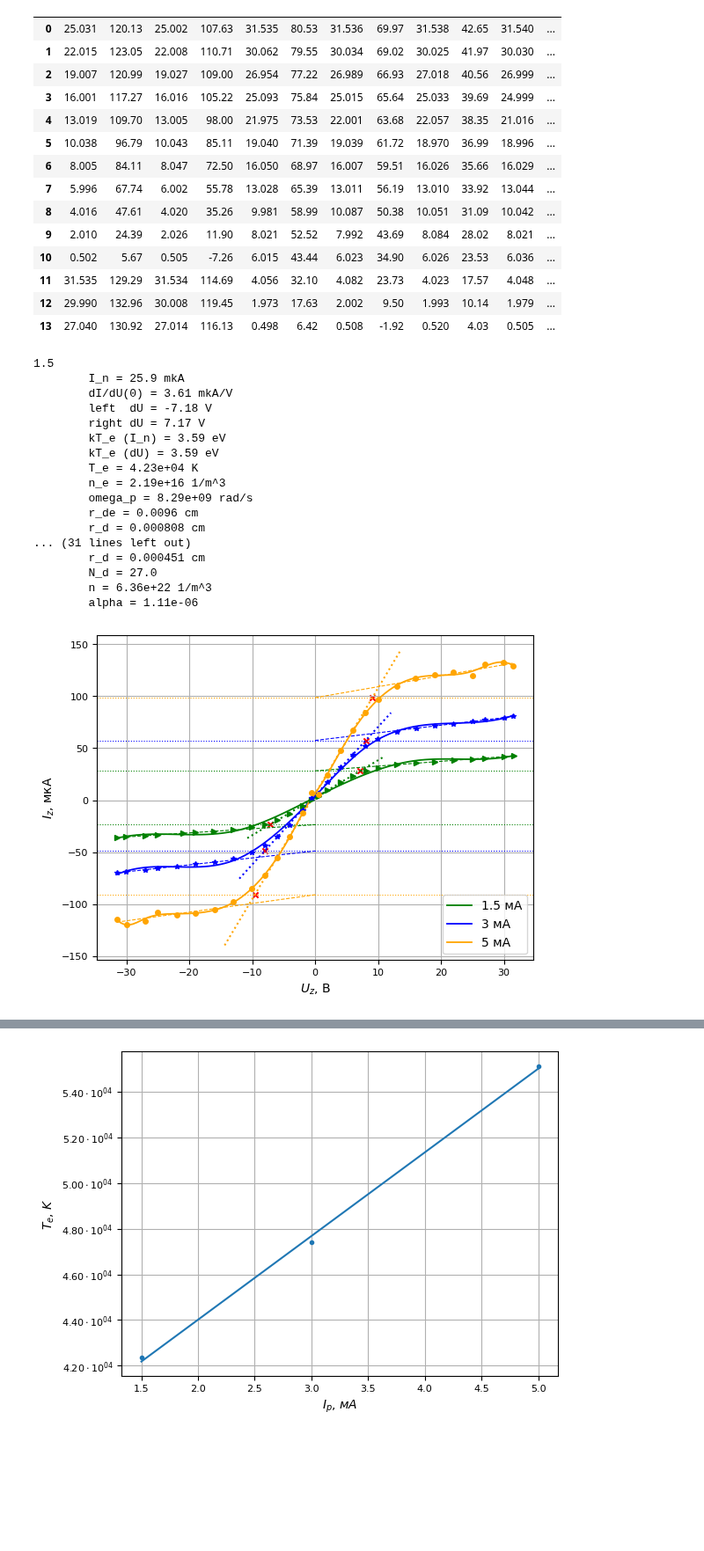
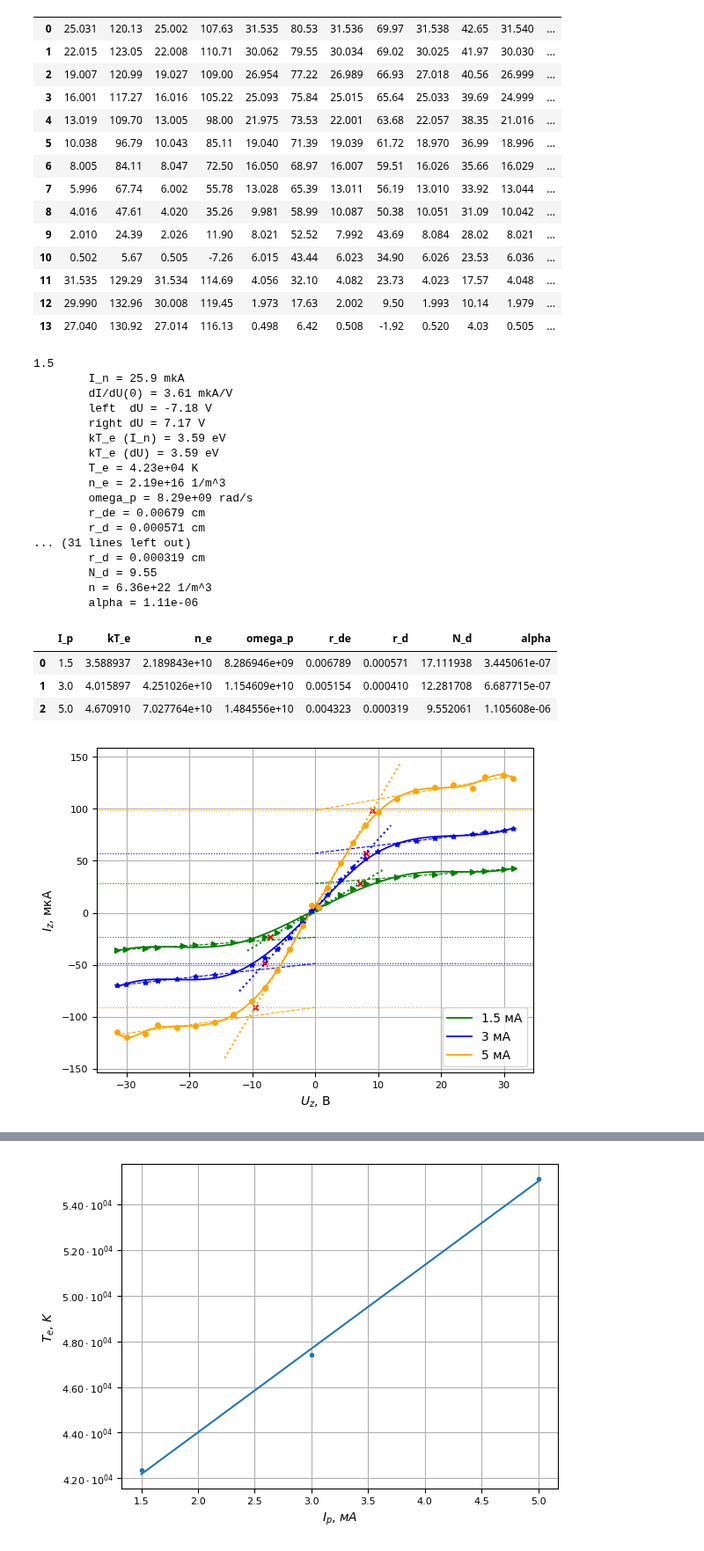
Before and after one commit to futherus/mipt_lab, a Jupyter notebook: 3.5.1/Simankovich_Maslov/351.ipynb, the cells around one changed output, grey strips where cells are left out. Shown at 88% size. Drawn from its saved outputs; the diff is of its cells as text; code cells hidden in the pictures; blank space fills up the shorter version.

```diff
--- a/3.5.1/Simankovich_Maslov/351.ipynb
+++ b/3.5.1/Simankovich_Maslov/351.ipynb
@@ -156,10 +156,22 @@ arr_T_e = []
 arr_n_e = []
 arr_I_p = []
 
+lists = {
+    'I_p' : [],
+    'kT_e' : [],
+    'n_e' : [],
+    'omega_p' : [],
+    'r_de' : [],
+    'r_d' : [],
+    'N_d' : [],
+    'alpha' : []
+}
+
 def plot_zond(index, color, left, right, begin, end):
     x = np.concatenate((data[index, 'U_pos'], -data[index, 'U_neg']))
     y = np.concatenate((data[index, 'I_pos'], -data[index, 'I_neg']))
 
+    lists['I_p'].append(float(index))
     print(index)
 
     x, y = sort_pairs(x, y, 0)
@@ -222,30 +234,38 @@ def plot_zond(index, color, left, right, begin, end):
     kT_e2 = 0.5 * np.average([-dU_l, dU_r])
     print("\tkT_e (dU) = {:.3} eV".format(kT_e2))
 
+    lists['kT_e'].append(kT_e1)
+
     T_e = kT_e1 * 11800
     print("\tT_e = {:.3} K".format(T_e))
 
     n_e = (I_n * 10**-6) / (0.4 * consts.e * setup.S * 10**-6) * np.sqrt(setup.m_i / (2 * consts.k * T_e))
     print("\tn_e = {:.3} 1/m^3".format(n_e))
+    lists['n_e'].append(n_e / 100**3)
 
     omega_p = 5.6 * 10**4 * np.sqrt(n_e / 100**3)
     print("\tomega_p = {:.3} rad/s".format(omega_p))
+    lists['omega_p'].append(omega_p)
 
-    r_de = np.sqrt(cgs.k * T_e / (4 * consts.pi * n_e / 100**3)) / cgs.e #CGS
+    r_de = np.sqrt(cgs.k * T_e / (8 * consts.pi * n_e / 100**3)) / cgs.e #CGS
     print("\tr_de = {:.3} cm".format(r_de))
+    lists['r_de'].append(r_de)
 
     T_i = 300 # K
-    r_d = np.sqrt(cgs.k * T_i / (4 * consts.pi * n_e / 100**3)) / cgs.e #CGS
+    r_d = np.sqrt(cgs.k * T_i / (8 * consts.pi * n_e / 100**3)) / cgs.e #CGS
     print("\tr_d = {:.3} cm".format(r_d))
+    lists['r_d'].append(r_d)
 
     N_d = 4/3 * consts.pi * r_d**3 * (n_e / 100**3) # n_i = n_e
     print("\tN_d = {:.3}".format(N_d))
+    lists['N_d'].append(N_d)
 
     n = (2/760 * 10**5) / (consts.k * T_i)
     print("\tn = {:.3} 1/m^3".format(n))
 
     alpha = n_e / n
     print("\talpha = {:.3}".format(alpha))
+    lists['alpha'].append(alpha)
 
     arr_T_e.append(T_e)
     arr_n_e.append(n_e)
@@ -254,35 +274,42 @@ def plot_zond(index, color, left, right, begin, end):
 
 
 plot_zond("1.5", 'Green', 4, 4, -4, 4)
 plot_zond("3", 'Blue', 4, 4, -4, 4)
 plot_zond("5", 'Orange', 5, 5, -4, 4)
 
 arr_I_p.append(1.5)
 arr_I_p.append(3)
 arr_I_p.append(5)
 
 plt.xlabel(r"$U_z$, В")
 plt.ylabel(r"$I_z$, мкА")
 plt.grid(True)
 
 plt.legend()
 plt.savefig('gen/Iz_Uz.pdf')
+
+results = pd.DataFrame.from_dict(lists)
+results
 # %% [output]
 1.5
         I_n = 25.9 mkA
         dI/dU(0) = 3.61 mkA/V
         left  dU = -7.18 V
         right dU = 7.17 V
         kT_e (I_n) = 3.59 eV
         kT_e (dU) = 3.59 eV
         T_e = 4.23e+04 K
         n_e = 2.19e+16 1/m^3
         omega_p = 8.29e+09 rad/s
-        r_de = 0.0096 cm
-        r_d = 0.000808 cm
+        r_de = 0.00679 cm
+        r_d = 0.000571 cm
 ... (31 lines left out)
-        r_d = 0.000451 cm
-        N_d = 27.0
+        r_d = 0.000319 cm
+        N_d = 9.55
         n = 6.36e+22 1/m^3
         alpha = 1.11e-06
+|  | I_p | kT_e | n_e | omega_p | r_de | r_d | N_d | alpha |
+| 0 | 1.5 | 3.588937 | 2.189843e+10 | 8.286946e+09 | 0.006789 | 0.000571 | 17.111938 | 3.445061e-07 |
+| 1 | 3.0 | 4.015897 | 4.251026e+10 | 1.154609e+10 | 0.005154 | 0.000410 | 12.281708 | 6.687715e-07 |
+| 2 | 5.0 | 4.670910 | 7.027764e+10 | 1.484556e+10 | 0.004323 | 0.000319 | 9.552061 | 1.105608e-06 |
 [figure]
```
Also changed, not shown: parts of 2 cells of this notebook, 2 other files.
